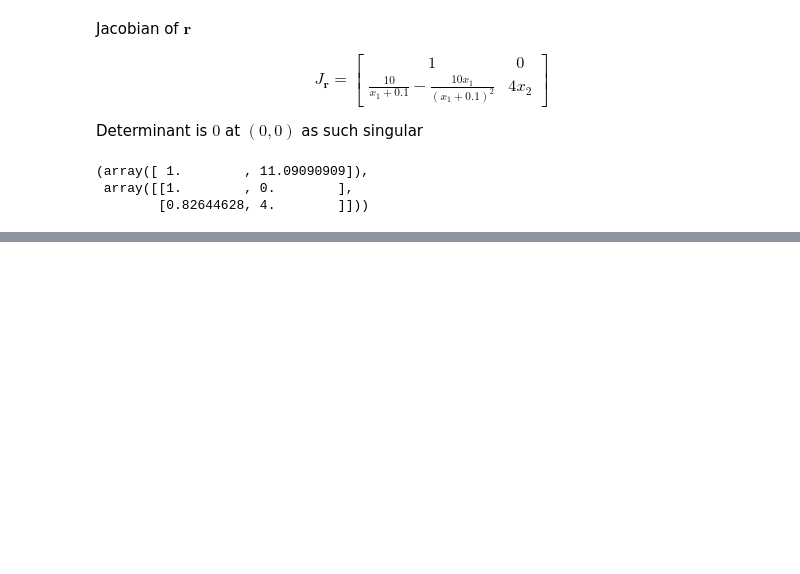
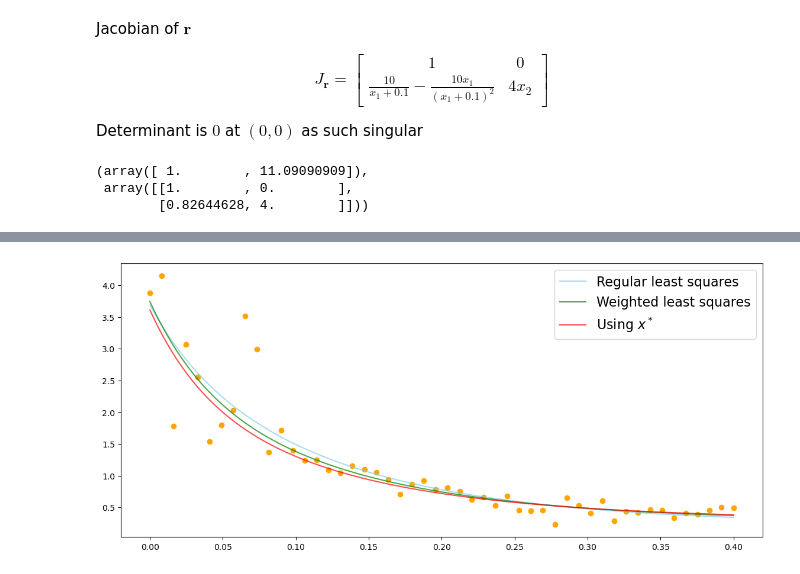
Before and after one commit to Tolsager/opt_hw2, a Jupyter notebook: rasmus.ipynb, the cells around one changed output, grey strips where cells are left out. Cells and saved outputs as stored; diff of their text form; code cells hidden in the pictures; blank space fills up the shorter version.

```diff
--- a/rasmus.ipynb
+++ b/rasmus.ipynb
@@ -241,0 +266,3 @@ plt.show()
+# %%
+# weight matrix
+W = np.diag([0.5 ** (-1)] * 10 + [0.1 ** (-1)] * (len(t) - 10))
@@ -241,0 +278,19 @@ plt.show()
+# %%
+t_fit = np.linspace(min(t), max(t), 200)
+
+y_fit = x[0] * np.exp(-27 * t_fit) + x[1] * np.exp(-8 * t_fit) + x[2]
+weighted_y_fit = weighted_x[0] * np.exp(-27 * t_fit) + weighted_x[1] * np.exp(-8 * t_fit) + weighted_x[2]
+real_fit = x_star[0] * np.exp(-27 * t_fit) + x_star[1] * np.exp(-8 * t_fit) + x_star[2]
+
+
+plt.scatter(t, y, color="orange")
+plt.plot(t_fit, y_fit, color="skyblue", alpha=0.7, label="Regular least squares")
+
+plt.plot(t_fit, weighted_y_fit, color="green", alpha=0.7, label="Weighted least squares")
+
+plt.plot(t_fit, real_fit, color="red", alpha=0.7, label="Using $x^*$")
+plt.legend(fontsize=16)
+plt.savefig("fit_comparison.png", bbox_inches="tight")
+plt.show()
+# %% [output]
+[figure, added]
```
Also changed, not shown: parts of 14 cells of this notebook.
